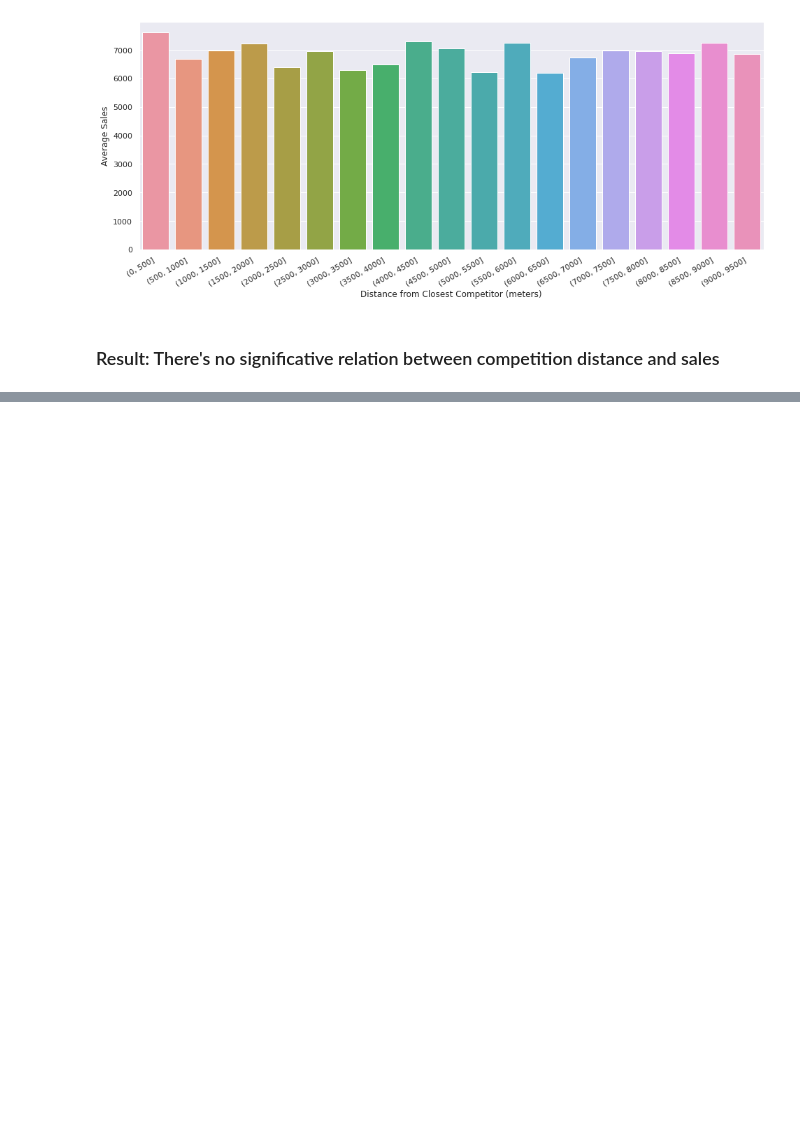
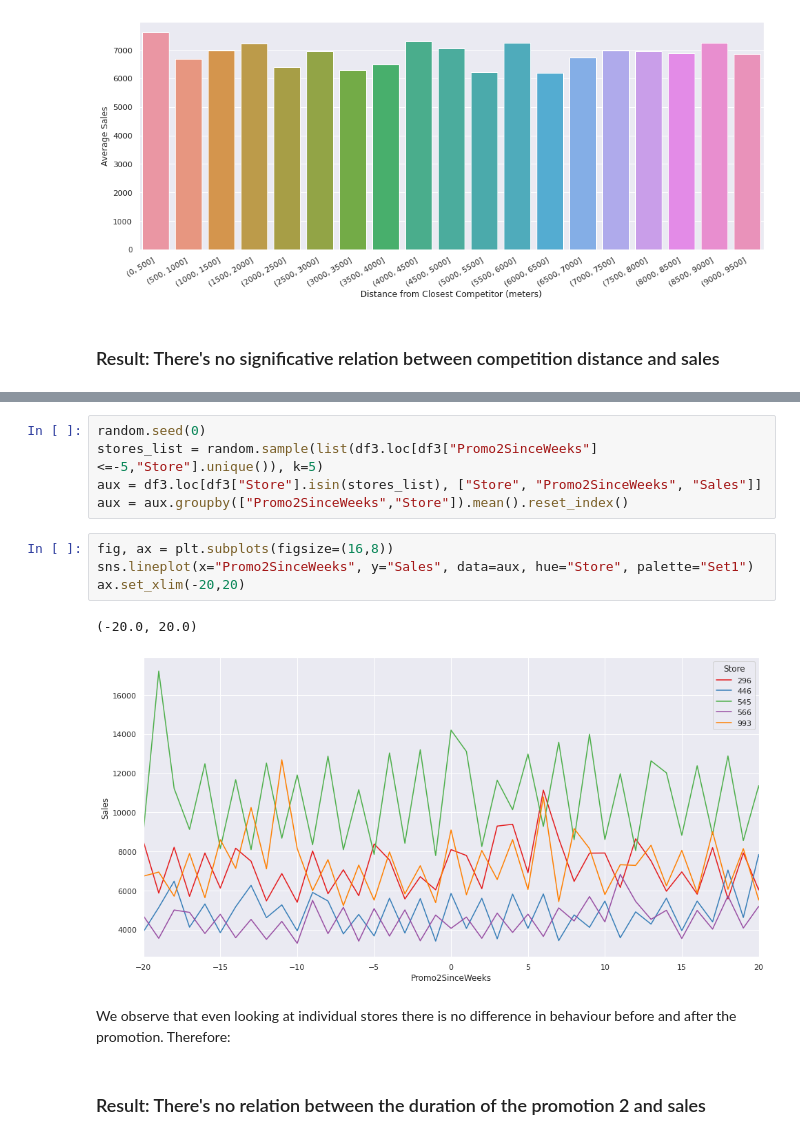
Before and after one commit to brenosakaguti/rossman-sales-prediction, a Jupyter notebook: rossman_sales_prediction.ipynb, the cells around one changed output, grey strips where cells are left out. Saved outputs shown, nothing was run; the diff lists cells and outputs as text; blank space fills up the shorter version.

```diff
--- a/rossman_sales_prediction.ipynb
+++ b/rossman_sales_prediction.ipynb
@@ -185,0 +206,16 @@ plt.xticks(rotation=30, horizontalalignment="right");
+# %%
+random.seed(0)
+stores_list = random.sample(list(df3.loc[df3["Promo2SinceWeeks"]<=-5,"Store"].unique()), k=5)
+aux = df3.loc[df3["Store"].isin(stores_list), ["Store", "Promo2SinceWeeks", "Sales"]]
+aux = aux.groupby(["Promo2SinceWeeks","Store"]).mean().reset_index()
+# %%
+fig, ax = plt.subplots(figsize=(16,8))
+sns.lineplot(x="Promo2SinceWeeks", y="Sales", data=aux, hue="Store", palette="Set1")
+ax.set_xlim(-20,20)
+# %% [output]
+(-20.0, 20.0)
+[figure, added]
+# %% [markdown]
+We observe that even looking at individual stores there is no difference in behaviour before and after the promotion. Therefore:
+# %% [markdown]
+### Result: There's no relation between the duration of the promotion 2 and sales
```
Also changed, not shown: parts of 8 cells of this notebook.
